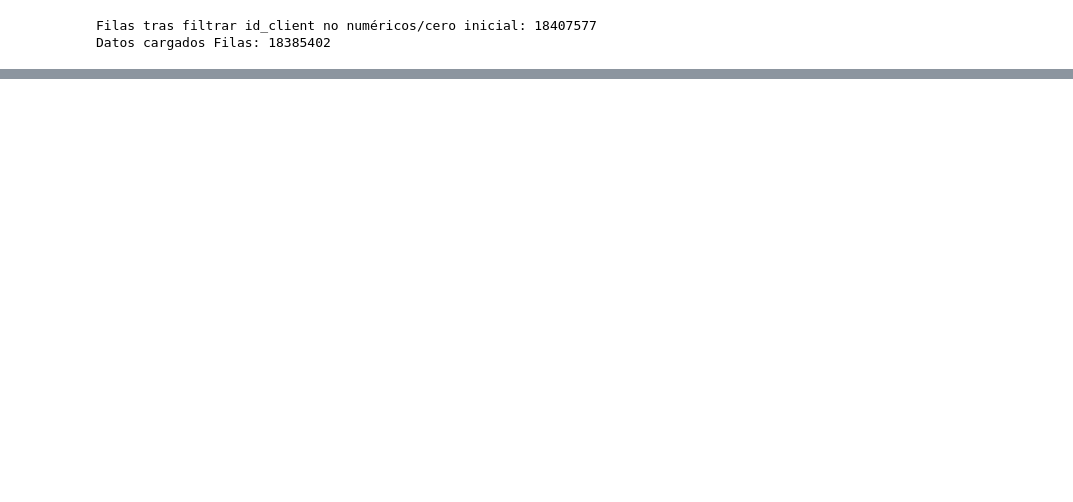
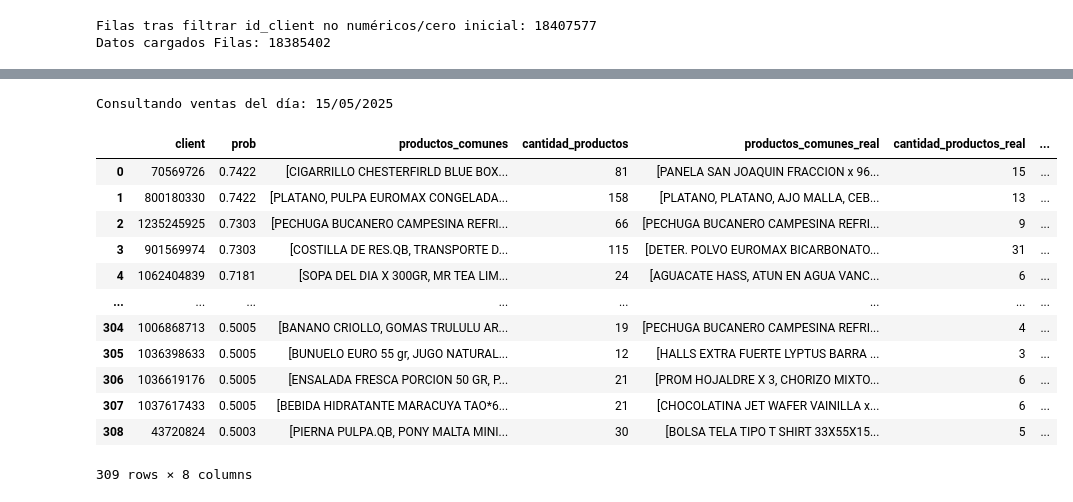
Before and after one commit to jdrincone/euro-supermercados, a Jupyter notebook: notebooks/recomendador_por_historia_usuario.ipynb, the cells around one changed output, grey strips where cells are left out. Saved outputs shown, nothing was run; the diff lists cells and outputs as text; code cells hidden in the pictures; blank space fills up the shorter version.

```diff
--- a/notebooks/recomendador_por_historia_usuario.ipynb
+++ b/notebooks/recomendador_por_historia_usuario.ipynb
@@ -137,0 +197,47 @@ hist_recent_client[hist_recent_client["client"] == "800180330"]["description"].n
+# %%
+token = obtener_token()
+nuevas_ventas, _ = obtener_ventas(token, "2025-05-15", "2025-05-16")
+# %% [output]
+Consultando ventas del día: 15/05/2025
+# %%
+df_nuevas_ventas = pd.DataFrame(nuevas_ventas)
+ventas_explotado = df_nuevas_ventas.explode('invoice_details').reset_index(drop=True)
+invoice_df = pd.json_normalize(ventas_explotado['invoice_details'])
+ventas_final = pd.concat([ventas_explotado.drop(columns=['invoice_details']).reset_index(drop=True),
+                          invoice_df.reset_index(drop=True)], axis=1)
+ventas_final['date_sale'] = pd.to_datetime(ventas_final['date_sale'])
+ventas_final["client"] = ventas_final["identification_doct"].astype(str).str.strip()
+ventas_final["product"] = ventas_final["product"].astype(str).str.strip()
+ventas_final = pd.merge(ventas_final, productos, on="product")
+ventas_final = ventas_final[ventas_final["client"].isin(predictions["client"])]
+# %%
+compras = ventas_final.groupby("client").agg(
+    productos_comunes_real=('description', list), #lambda x: ', '.join(x)
+    cantidad_productos_real=('description', 'count')).reset_index()
+# %%
+rev = pd.merge(predictions_with_precom, compras, on="client", how='inner')
+# %%
+rev["productos_interseccion"] = rev.apply(
+    lambda r: set(r["productos_comunes"]) & set(r["productos_comunes_real"]),
+    axis=1
+)
+rev["cant_productos_interseccion"] = rev.apply(
+    lambda r: len(set(r["productos_comunes"]) & set(r["productos_comunes_real"])),
+    axis=1
+)
+# %%
+rev
+# %% [output]
+|  | client | prob | productos_comunes | cantidad_productos | productos_comunes_real | cantidad_productos_real | ... |
+| 0 | 70569726 | 0.7422 | [CIGARRILLO CHESTERFIRLD BLUE BOX... | 81 | [PANELA SAN JOAQUIN FRACCION x 96... | 15 | ... |
+| 1 | 800180330 | 0.7422 | [PLATANO, PULPA EUROMAX CONGELADA... | 158 | [PLATANO, PLATANO, AJO MALLA, CEB... | 13 | ... |
+| 2 | 1235245925 | 0.7303 | [PECHUGA BUCANERO CAMPESINA REFRI... | 66 | [PECHUGA BUCANERO CAMPESINA REFRI... | 9 | ... |
+| 3 | 901569974 | 0.7303 | [COSTILLA DE RES.QB, TRANSPORTE D... | 115 | [DETER. POLVO EUROMAX BICARBONATO... | 31 | ... |
+| 4 | 1062404839 | 0.7181 | [SOPA DEL DIA X 300GR, MR TEA LIM... | 24 | [AGUACATE HASS, ATUN EN AGUA VANC... | 6 | ... |
+| ... | ... | ... | ... | ... | ... | ... | ... |
+| 304 | 1006868713 | 0.5005 | [BANANO CRIOLLO, GOMAS TRULULU AR... | 19 | [PECHUGA BUCANERO CAMPESINA REFRI... | 4 | ... |
+| 305 | 1036398633 | 0.5005 | [BUNUELO EURO 55 gr, JUGO NATURAL... | 12 | [HALLS EXTRA FUERTE LYPTUS BARRA ... | 3 | ... |
+| 306 | 1036619176 | 0.5005 | [ENSALADA FRESCA PORCION 50 GR, P... | 21 | [PROM HOJALDRE X 3, CHORIZO MIXTO... | 6 | ... |
+| 307 | 1037617433 | 0.5005 | [BEBIDA HIDRATANTE MARACUYA TAO*6... | 21 | [CHOCOLATINA JET WAFER VAINILLA x... | 6 | ... |
+| 308 | 43720824 | 0.5003 | [PIERNA PULPA.QB, PONY MALTA MINI... | 30 | [BOLSA TELA TIPO T SHIRT 33X55X15... | 5 | ... |
+309 rows × 8 columns
```
Also changed, not shown: parts of 10 cells of this notebook.
